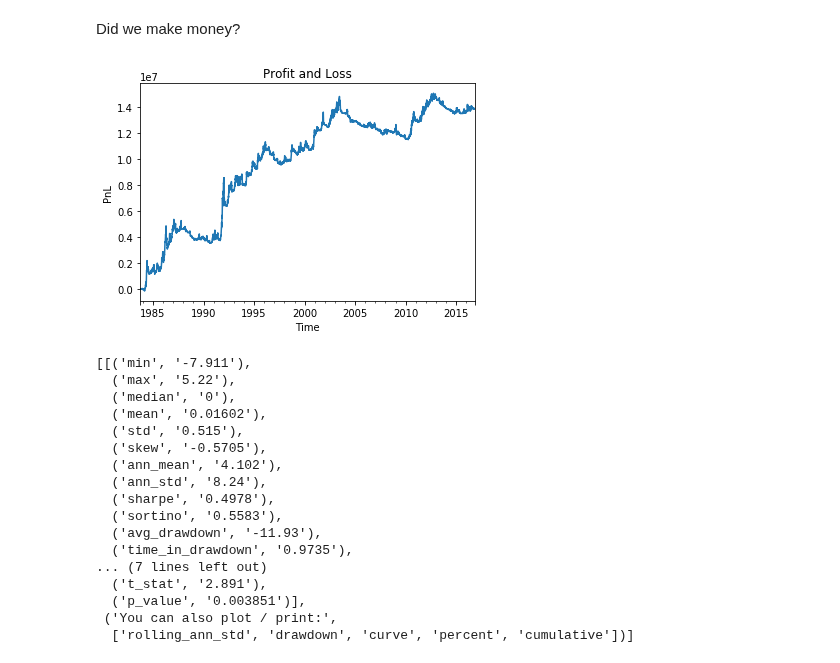
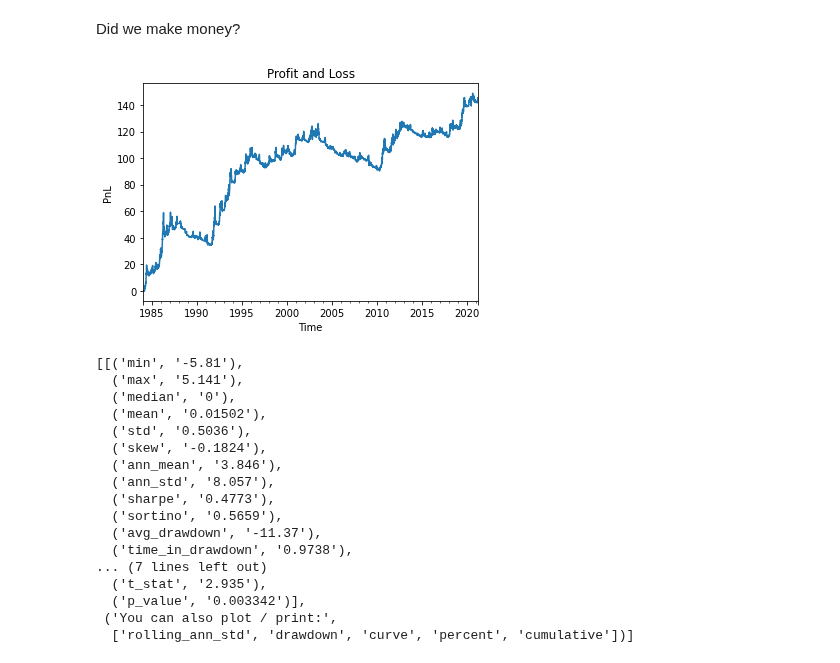
Before and after one commit to anannnchim/pysystemtrade, a Jupyter notebook: examples/introduction/asimpletradingrule.ipynb, the cells around one changed output. Cells and saved outputs as stored; diff of their text form; code cells hidden in the pictures.

```diff
--- a/examples/introduction/asimpletradingrule.ipynb
+++ b/examples/introduction/asimpletradingrule.ipynb
@@ -161,29 +157,29 @@ accountCurve?
 # %%
-from syscore.accounting import accountCurve
-account = accountCurve(price, forecast=ewmac)
+from systems.accounts.account_forecast import pandl_for_instrument_forecast
+account = pandl_for_instrument_forecast(forecast=ewmac, price = price)
 account.curve().plot();
 plt.title('Profit and Loss')
 plt.ylabel('PnL')
 plt.xlabel('Time');
 # %% [output]
-[figure, old version]
+[figure, new version]
 # %%
-account.percent().stats()
+account.percent.stats()
 # %% [output]
-[[('min', '-7.911'),
-  ('max', '5.22'),
+[[('min', '-5.81'),
+  ('max', '5.141'),
   ('median', '0'),
-  ('mean', '0.01602'),
-  ('std', '0.515'),
-  ('skew', '-0.5705'),
-  ('ann_mean', '4.102'),
-  ('ann_std', '8.24'),
-  ('sharpe', '0.4978'),
-  ('sortino', '0.5583'),
-  ('avg_drawdown', '-11.93'),
-  ('time_in_drawdown', '0.9735'),
+  ('mean', '0.01502'),
+  ('std', '0.5036'),
+  ('skew', '-0.1824'),
+  ('ann_mean', '3.846'),
+  ('ann_std', '8.057'),
+  ('sharpe', '0.4773'),
+  ('sortino', '0.5659'),
+  ('avg_drawdown', '-11.37'),
+  ('time_in_drawdown', '0.9738'),
 ... (7 lines left out)
-  ('t_stat', '2.891'),
-  ('p_value', '0.003851')],
+  ('t_stat', '2.935'),
+  ('p_value', '0.003342')],
  ('You can also plot / print:',
   ['rolling_ann_std', 'drawdown', 'curve', 'percent', 'cumulative'])]
```
Also changed, not shown: parts of 10 cells of this notebook.
